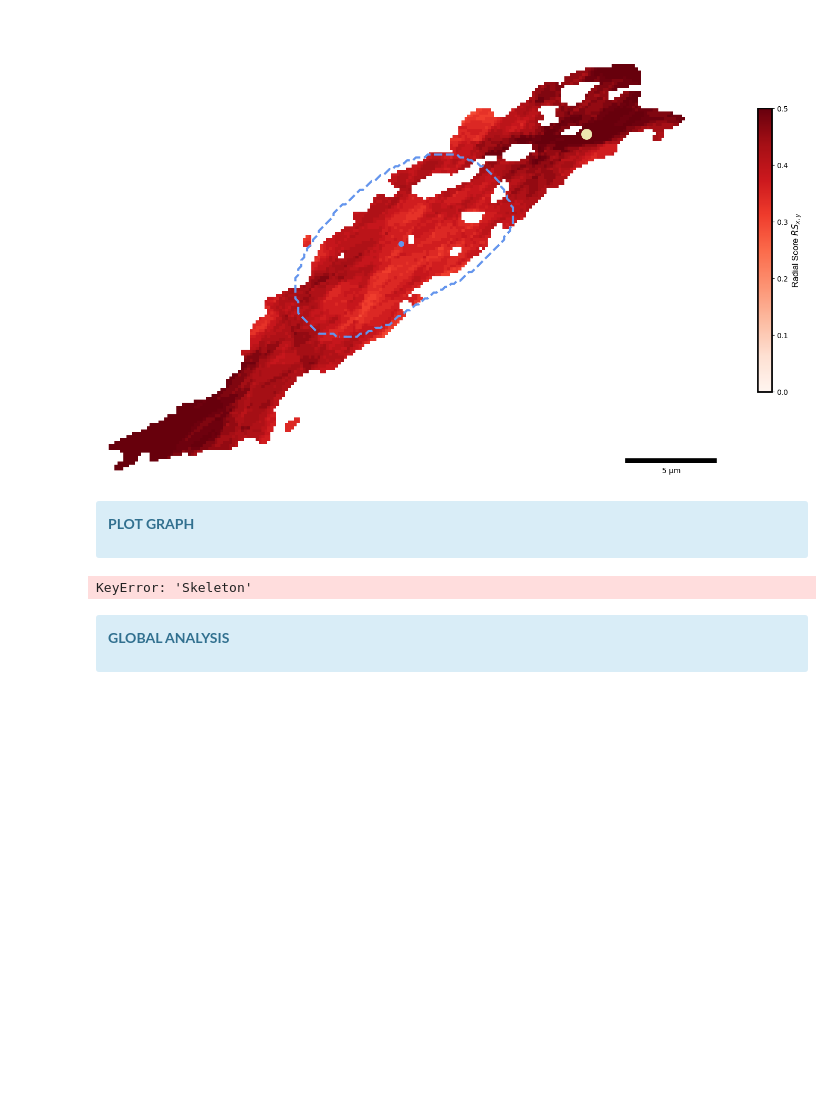
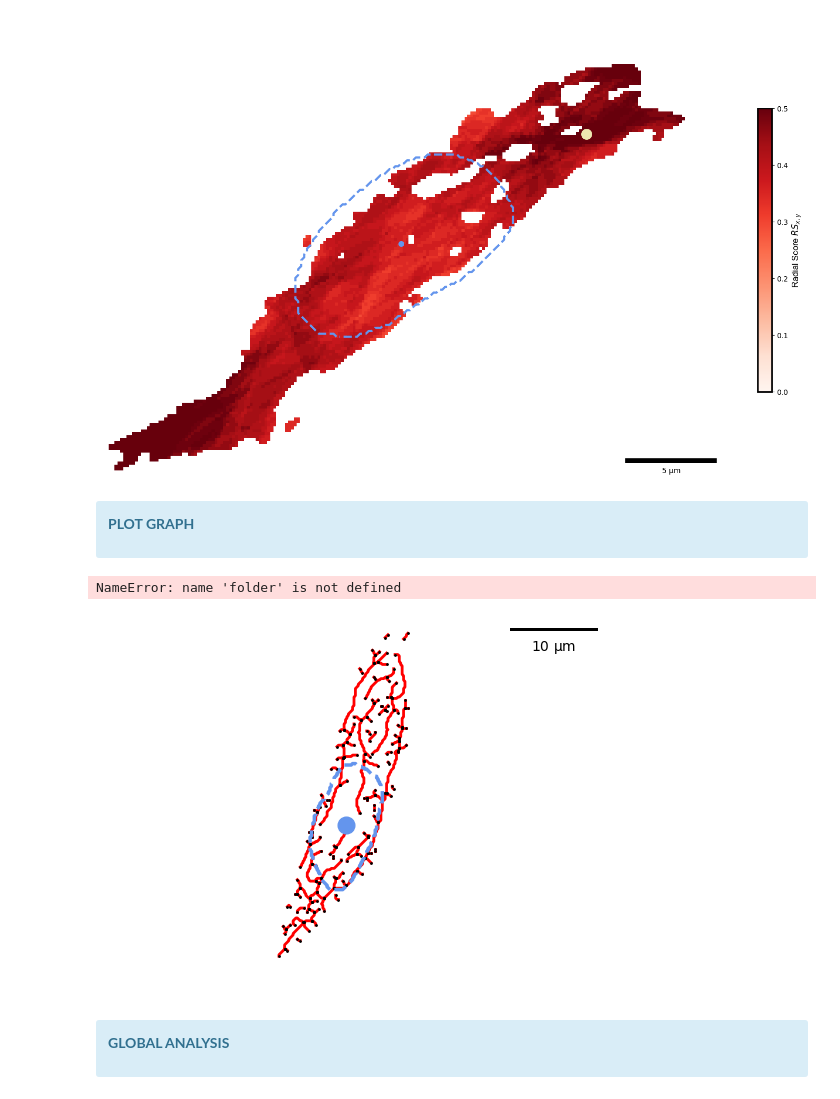
Before and after one commit to diogojfv/aTubulinOrganization, a Jupyter notebook: 7 - Results Analysis.ipynb, the cells around one changed output. Saved outputs shown, nothing was run; the diff lists cells and outputs as text; code cells hidden in the pictures; blank space fills up the shorter version.

```diff
--- a/7 - Results Analysis.ipynb
+++ b/7 - Results Analysis.ipynb
@@ -442,57 +465,58 @@ cm       = truncate_colormap(cmap, 0, 1, 300)
 #               scalebar         = True,
 #               save             = False)
 
 # graph_plotter(ResultsRow       = ResultsDF.loc[cell],
 #               data             = data,
 #               feat             = 'CNF2D:Local Average Bundling Score',
 #               cmap             = cm,
 #               normalize_bounds = 'default',
 #               colorbar_label   = 'Distance * Angle (umº)',
 #               nodes            = False,
 #               main_branch      = False,
 #               overlay          = None,
 #               scalebar         = True,
 #               save             = False)
 
+# fig_graph = graph_plotter(ResultsRow       = ResultsDF.loc[cell],
+#                           data             = data,
+#                           feat             = 'CNF2D:Distances to Centroid',
+#                           cmap             = cm,
+#                           normalize_bounds = 'default',
+#                           colorbar_label   = 'Distance (μm)',
+#                           nodes            = False,
+#                           main_branch      = False,
+#                           overlay          = None,
+#                           scalebar         = True,
+#                           save             = False)
+
 fig_graph = graph_plotter(ResultsRow       = ResultsDF.loc[cell],
-                          data             = data,
-                          feat             = 'CNF2D:Distances to Centroid',
-                          cmap             = cm,
-                          normalize_bounds = 'default',
-                          colorbar_label   = 'Distance (μm)',
-                          nodes            = False,
-                          main_branch      = False,
-                          overlay          = None,
-                          scalebar         = True,
-                          save             = False)
+              data             = data,
+              cmap             = cm,
+              feat             = None,
+              normalize_bounds = 'default',
+              colorbar_label   = None,
+              nodes            = True,
+              main_branch      = False,
+              overlay          = None,
+              scalebar         = True,
+              save             = 'figure4_graph')
 
-# graph_plotter(ResultsRow       = ResultsDF.loc[cell],
-#               data             = data,
-#               cmap             = cm,
-#               feat             = None,
-#               normalize_bounds = 'default',
-#               colorbar_label   = None,
-#               nodes            = True,
-#               main_branch      = False,
-#               overlay          = None,
-#               scalebar         = True,
-#               save             = 'figure4_graph')
-
-# graph_plotter(ResultsRow       = ResultsDF.loc[cell],
+# fig_graph = graph_plotter(ResultsRow       = ResultsDF.loc[cell],
 #               data             = data,
 #               feat             = 'branch-type',
 #               cmap             = cm,
 #               normalize_bounds = 'default',
 #               colorbar_label   = None,
 #               nodes            = True,
 #               main_branch      = False,
 #               overlay          = None,
 #               scalebar         = True,
 #               save             = 'connectivity2')
 
 #graph_plotter(ResultsRow=ResultsDF.loc[cell],data=data,feat=None,cmap=cm,normalize_bounds='default',colorbar_label=None,nodes=True,main_branch=False, overlay = None,scalebar=False, save='preprocessing_cellX_paper_graph')
 # %% [output]
-KeyError: 'Skeleton'
+NameError: name 'folder' is not defined
+[figure, added]
 # %% [markdown]
 <div class="alert alert-block alert-info">
 
```
Also changed, not shown: parts of 17 cells of this notebook, 20 other files.
